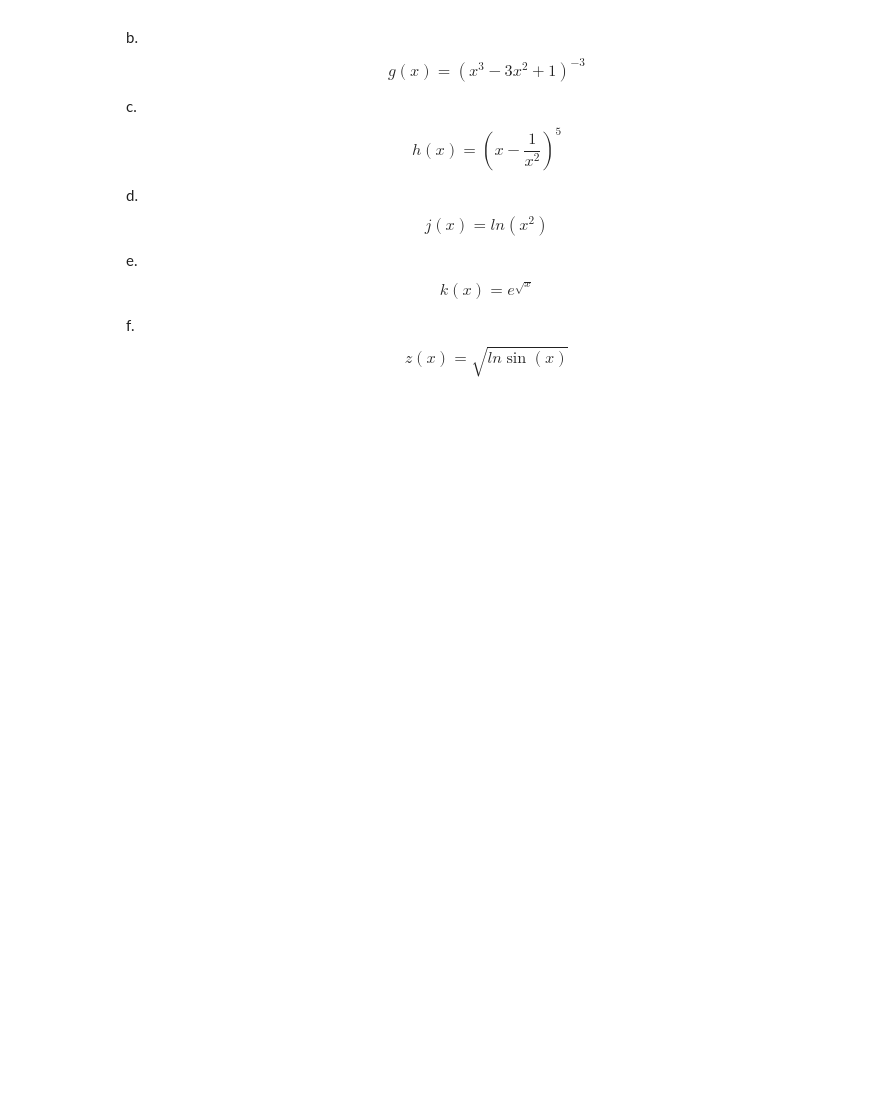
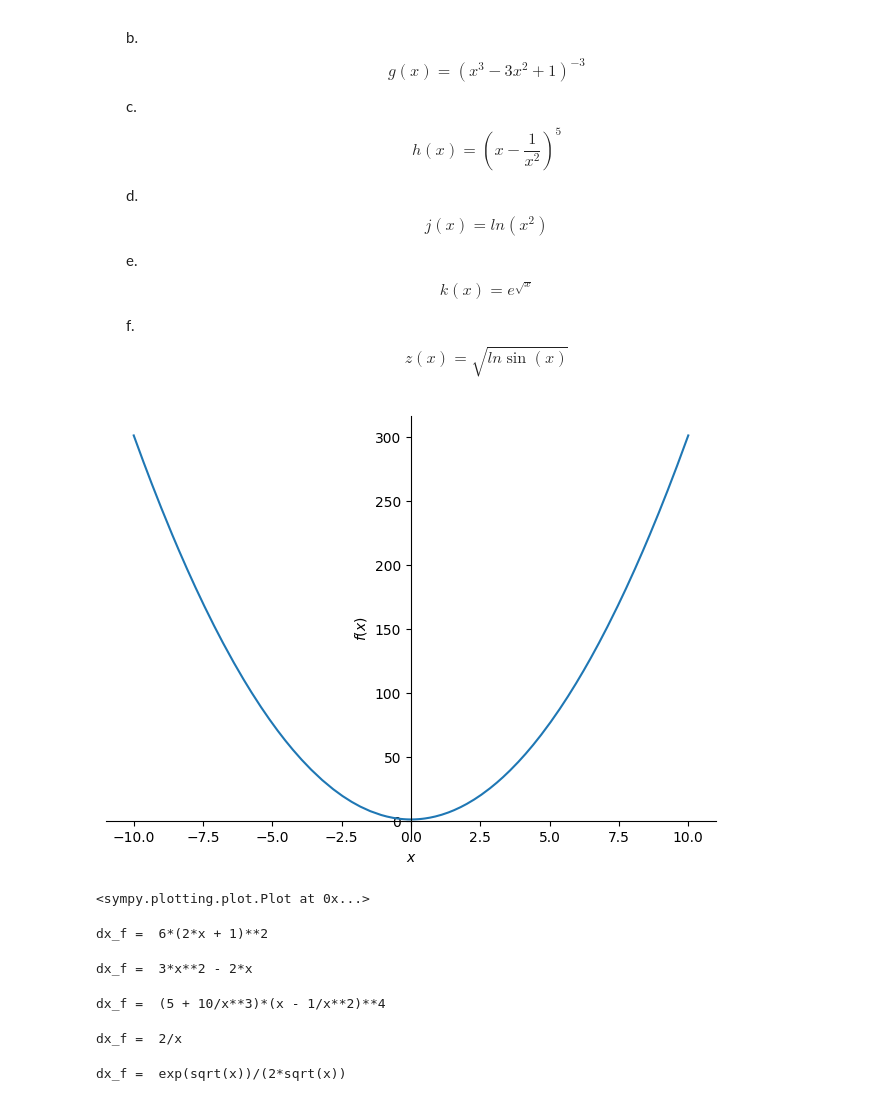
Before and after one commit to LorenGrz/Programacion, a Jupyter notebook: Python/Unidad 2.ipynb, the cells around one changed output. Saved outputs shown, nothing was run; the diff lists cells and outputs as text; code cells hidden in the pictures; blank space fills up the shorter version.

```diff
--- a/Python/Unidad 2.ipynb
+++ b/Python/Unidad 2.ipynb
@@ -522,3 +522,68 @@ $$ \frac{dz}{dx} = \frac{dz}{dy} \times \frac{dy}{dx} $$
     e. $$k(x) = e^{\sqrt{x}} $$
 
     f. $$z(x) = \sqrt{ln \sin{(x)}}$$
+# %%
+#Graficar la función f(x)=3x2+1
+from sympy import *
+
+x = symbols('x')
+f = 3*(x**2) + 1
+plot(f)
+# %% [output]
+[figure, added]
+<sympy.plotting.plot.Plot at 0x...>
+# %%
+#deriva f(x)=(2x+1)3
+from sympy import *
+f = (2*x+1)**3
+
+# Calculo de las derivadas parciales para x
+dx_f = diff(f, x)
+
+print("dx_f = ", dx_f)
+# %% [output]
+dx_f =  6*(2*x + 1)**2
+# %%
+#deriva g(x)=(x3−3x2+1)−3
+from sympy import *
+f = (x**3-x**2+1)-3
+
+# Calculo de las derivadas parciales para x
+dx_f = diff(f, x)
+
+print("dx_f = ", dx_f)
+# %% [output]
+dx_f =  3*x**2 - 2*x
+# %%
+#derivar h(x)=(x−1/x2)5
+from sympy import *
+f = (x-(1/(x**2)))**5
+
+# Calculo de las derivadas parciales para x
+dx_f = diff(f, x)
+
+print("dx_f = ", dx_f)
+# %% [output]
+dx_f =  (5 + 10/x**3)*(x - 1/x**2)**4
+# %%
+#derivar ln(x^2)
+from sympy import *
+
+f = ln(x**2)
+# Calculo de las derivadas parciales para x
+dx_f = diff(f, x)
+
+print("dx_f = ", dx_f)
+# %% [output]
+dx_f =  2/x
+# %%
+#derivar e**sqrt(x)
+from sympy import *
+
+f = E**(sqrt(x))
+# Calculo de las derivadas parciales para x
+dx_f = diff(f, x)
+
+print("dx_f = ", dx_f)
+# %% [output]
+dx_f =  exp(sqrt(x))/(2*sqrt(x))
```
Also changed, not shown: parts of 2 cells of this notebook, 2 other files.
